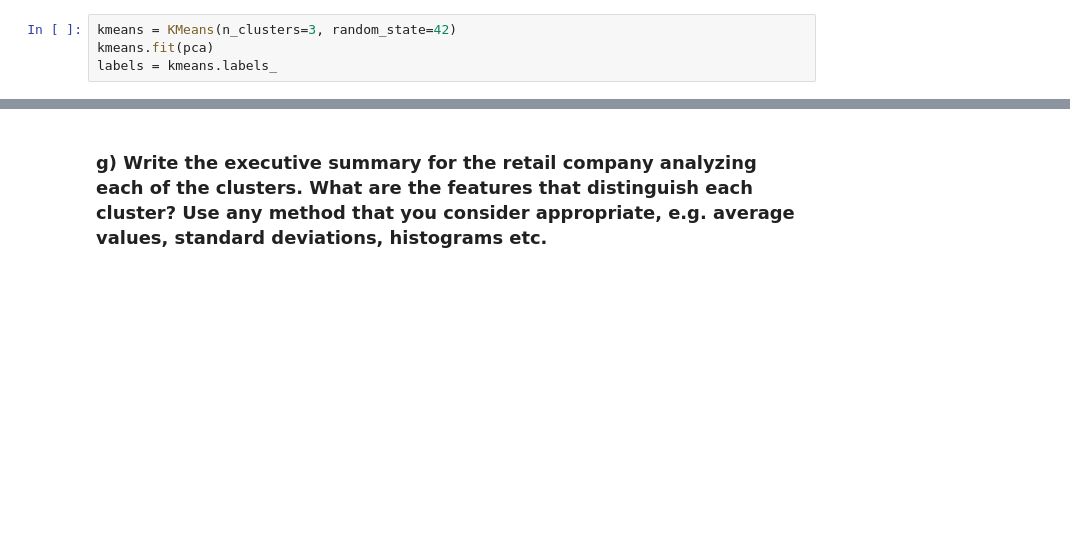
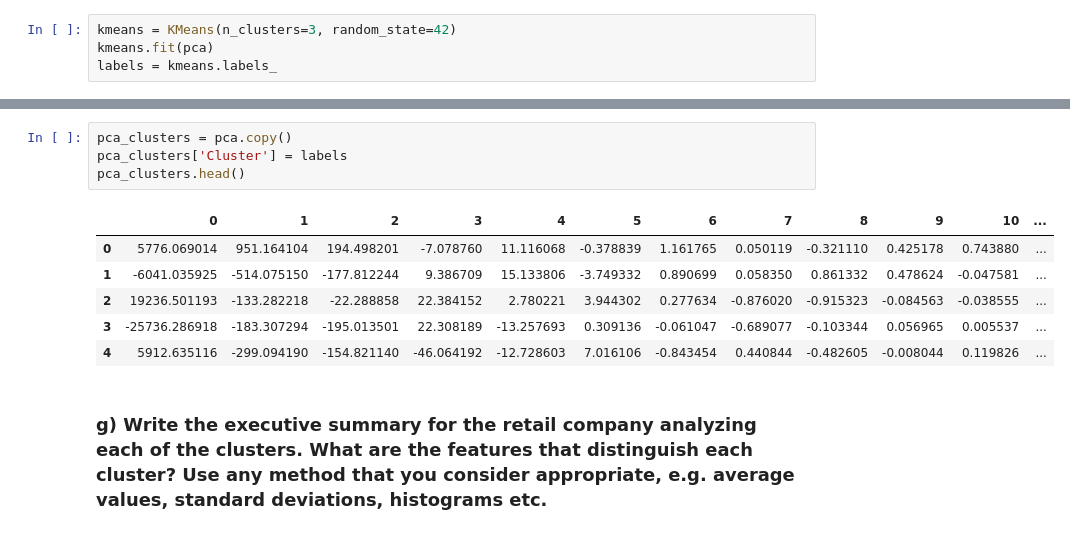
Before and after one commit to mtorella/ClusterAnalysisForBusiness_gp, a Jupyter notebook: main.ipynb, the cells around one changed output, grey strips where cells are left out. Drawn from its saved outputs; the diff is of its cells as text; blank space fills up the shorter version.

```diff
--- a/main.ipynb
+++ b/main.ipynb
@@ -833,2 +738,13 @@ plotting nice scatter...
+# %%
+pca_clusters = pca.copy()
+pca_clusters['Cluster'] = labels
+pca_clusters.head()
+# %% [output]
+|  | 0 | 1 | 2 | 3 | 4 | 5 | 6 | 7 | 8 | 9 | 10 | ... |
+| 0 | 5776.069014 | 951.164104 | 194.498201 | -7.078760 | 11.116068 | -0.378839 | 1.161765 | 0.050119 | -0.321110 | 0.425178 | 0.743880 | ... |
+| 1 | -6041.035925 | -514.075150 | -177.812244 | 9.386709 | 15.133806 | -3.749332 | 0.890699 | 0.058350 | 0.861332 | 0.478624 | -0.047581 | ... |
+| 2 | 19236.501193 | -133.282218 | -22.288858 | 22.384152 | 2.780221 | 3.944302 | 0.277634 | -0.876020 | -0.915323 | -0.084563 | -0.038555 | ... |
+| 3 | -25736.286918 | -183.307294 | -195.013501 | 22.308189 | -13.257693 | 0.309136 | -0.061047 | -0.689077 | -0.103344 | 0.056965 | 0.005537 | ... |
+| 4 | 5912.635116 | -299.094190 | -154.821140 | -46.064192 | -12.728603 | 7.016106 | -0.843454 | 0.440844 | -0.482605 | -0.008044 | 0.119826 | ... |
 # %% [markdown]
 ### g) Write the executive summary for the retail company analyzing each of the clusters. What are the features that distinguish each cluster? Use any method that you consider appropriate, e.g. average values, standard deviations, histograms etc.
```
Also changed, not shown: parts of 6 cells of this notebook.
